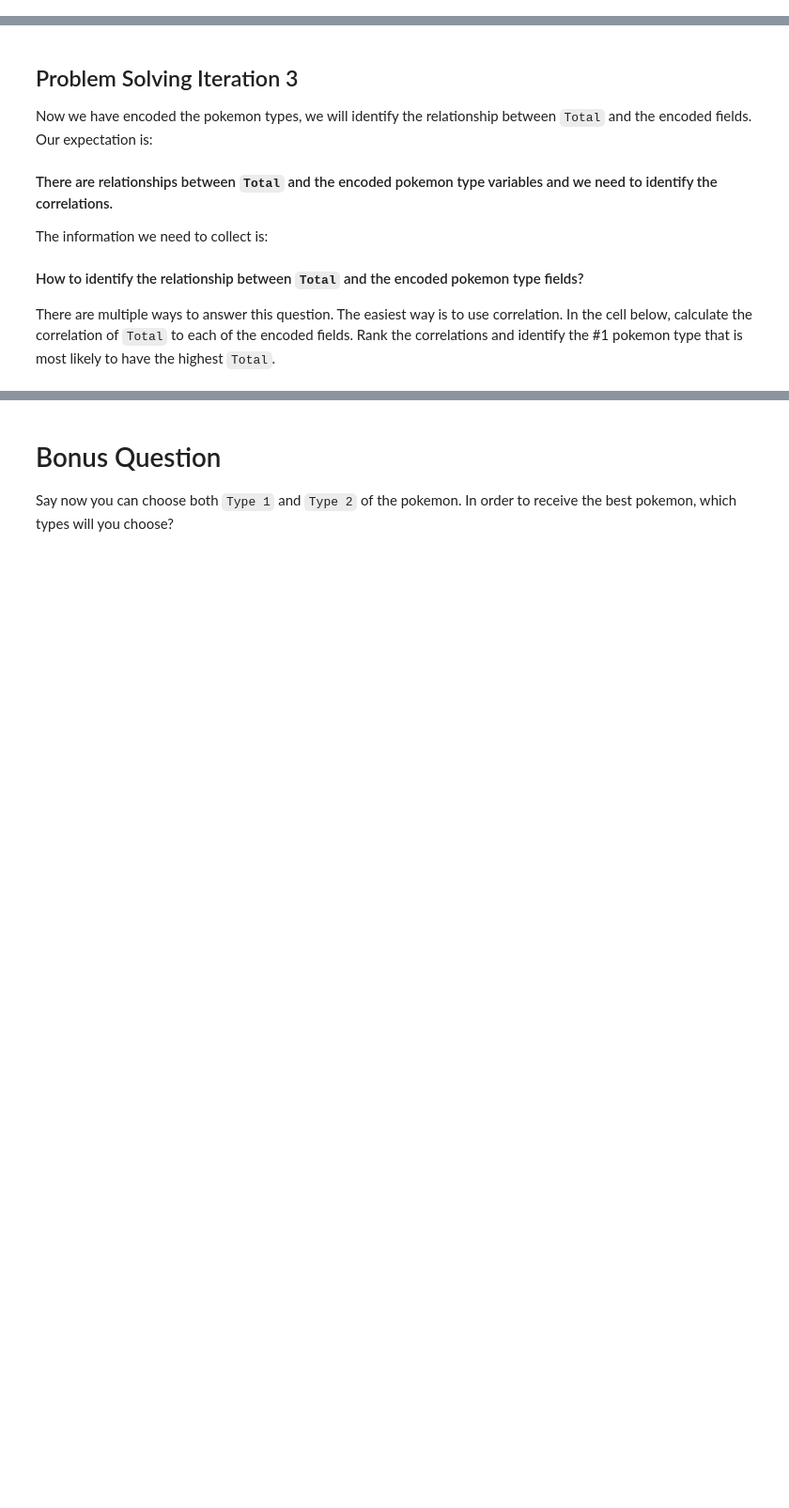
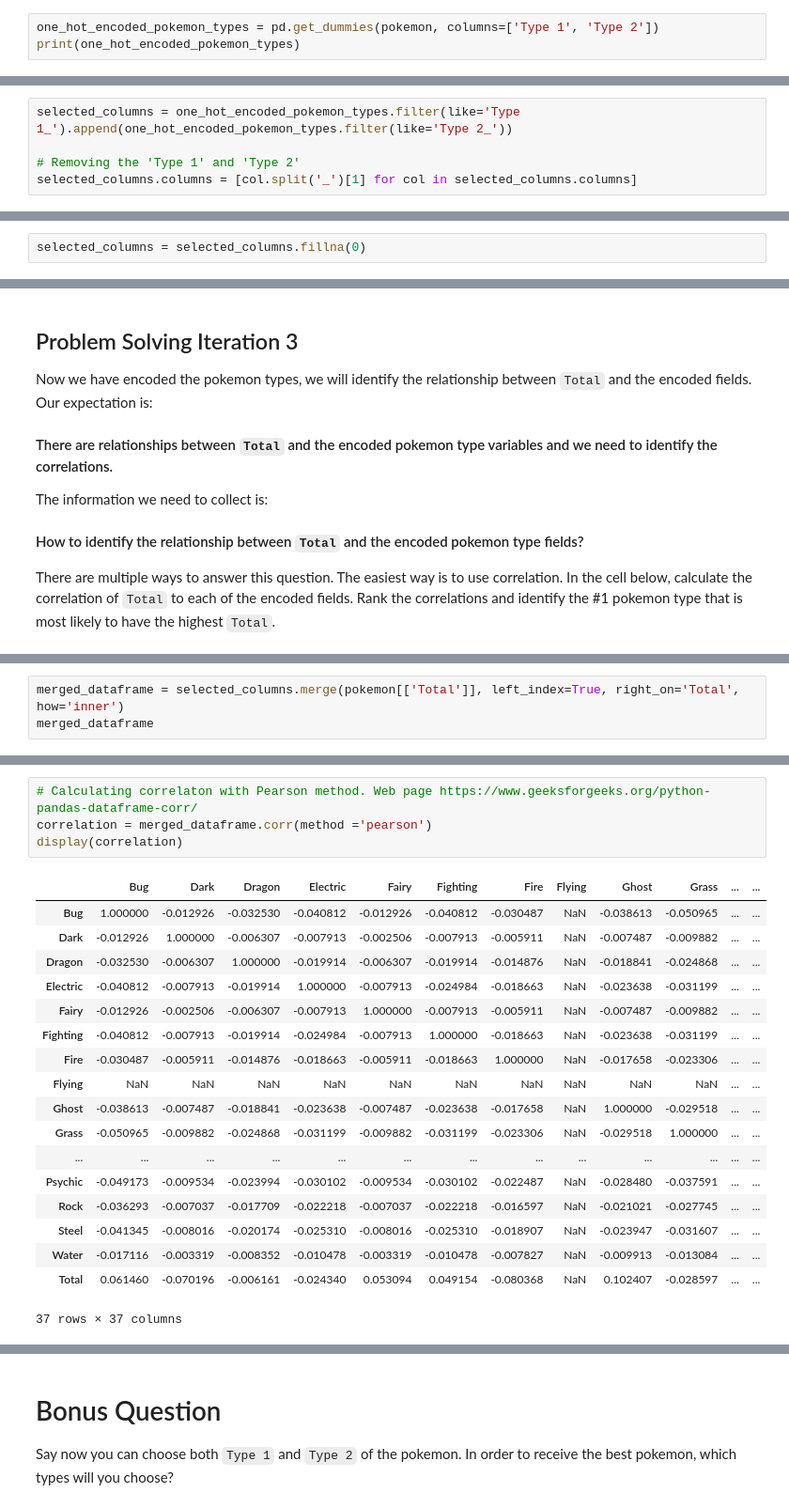
Before and after one commit to Marinasel86/lab-dataframe-calculations, a Jupyter notebook: your-code/challenge-2.ipynb, the cells around one changed output, grey strips where cells are left out. Shown at 94% size. Saved outputs shown, nothing was run; the diff lists cells and outputs as text; blank space fills up the shorter version.

```diff
--- a/your-code/challenge-2.ipynb
+++ b/your-code/challenge-2.ipynb
@@ -118,0 +117,3 @@ The new numerical variables you create should look like below:
+# %%
+one_hot_encoded_pokemon_types = pd.get_dummies(pokemon, columns=['Type 1', 'Type 2'])
+print(one_hot_encoded_pokemon_types)
@@ -118,0 +138,5 @@ The new numerical variables you create should look like below:
+# %%
+selected_columns = one_hot_encoded_pokemon_types.filter(like='Type 1_').append(one_hot_encoded_pokemon_types.filter(like='Type 2_'))
+
+# Removing the 'Type 1' and 'Type 2'
+selected_columns.columns = [col.split('_')[1] for col in selected_columns.columns]
@@ -118,0 +159,2 @@ The new numerical variables you create should look like below:
+# %%
+selected_columns = selected_columns.fillna(0)
@@ -132,0 +189,3 @@ There are multiple ways to answer this question. The easiest way is to use corre
+# %%
+merged_dataframe = selected_columns.merge(pokemon[['Total']], left_index=True, right_on='Total', how='inner')
+merged_dataframe
@@ -132,0 +206,23 @@ There are multiple ways to answer this question. The easiest way is to use corre
+# %%
+# Calculating correlaton with Pearson method. Web page https://www.geeksforgeeks.org/python-pandas-dataframe-corr/
+correlation = merged_dataframe.corr(method ='pearson')
+display(correlation)
+# %% [output]
+|  | Bug | Dark | Dragon | Electric | Fairy | Fighting | Fire | Flying | Ghost | Grass | ... | ... |
+| Bug | 1.000000 | -0.012926 | -0.032530 | -0.040812 | -0.012926 | -0.040812 | -0.030487 | NaN | -0.038613 | -0.050965 | ... | ... |
+| Dark | -0.012926 | 1.000000 | -0.006307 | -0.007913 | -0.002506 | -0.007913 | -0.005911 | NaN | -0.007487 | -0.009882 | ... | ... |
+| Dragon | -0.032530 | -0.006307 | 1.000000 | -0.019914 | -0.006307 | -0.019914 | -0.014876 | NaN | -0.018841 | -0.024868 | ... | ... |
+| Electric | -0.040812 | -0.007913 | -0.019914 | 1.000000 | -0.007913 | -0.024984 | -0.018663 | NaN | -0.023638 | -0.031199 | ... | ... |
+| Fairy | -0.012926 | -0.002506 | -0.006307 | -0.007913 | 1.000000 | -0.007913 | -0.005911 | NaN | -0.007487 | -0.009882 | ... | ... |
+| Fighting | -0.040812 | -0.007913 | -0.019914 | -0.024984 | -0.007913 | 1.000000 | -0.018663 | NaN | -0.023638 | -0.031199 | ... | ... |
+| Fire | -0.030487 | -0.005911 | -0.014876 | -0.018663 | -0.005911 | -0.018663 | 1.000000 | NaN | -0.017658 | -0.023306 | ... | ... |
+| Flying | NaN | NaN | NaN | NaN | NaN | NaN | NaN | NaN | NaN | NaN | ... | ... |
+| Ghost | -0.038613 | -0.007487 | -0.018841 | -0.023638 | -0.007487 | -0.023638 | -0.017658 | NaN | 1.000000 | -0.029518 | ... | ... |
+| Grass | -0.050965 | -0.009882 | -0.024868 | -0.031199 | -0.009882 | -0.031199 | -0.023306 | NaN | -0.029518 | 1.000000 | ... | ... |
+| ... | ... | ... | ... | ... | ... | ... | ... | ... | ... | ... | ... | ... |
+| Psychic | -0.049173 | -0.009534 | -0.023994 | -0.030102 | -0.009534 | -0.030102 | -0.022487 | NaN | -0.028480 | -0.037591 | ... | ... |
+| Rock | -0.036293 | -0.007037 | -0.017709 | -0.022218 | -0.007037 | -0.022218 | -0.016597 | NaN | -0.021021 | -0.027745 | ... | ... |
+| Steel | -0.041345 | -0.008016 | -0.020174 | -0.025310 | -0.008016 | -0.025310 | -0.018907 | NaN | -0.023947 | -0.031607 | ... | ... |
+| Water | -0.017116 | -0.003319 | -0.008352 | -0.010478 | -0.003319 | -0.010478 | -0.007827 | NaN | -0.009913 | -0.013084 | ... | ... |
+| Total | 0.061460 | -0.070196 | -0.006161 | -0.024340 | 0.053094 | 0.049154 | -0.080368 | NaN | 0.102407 | -0.028597 | ... | ... |
+37 rows × 37 columns
```
Also changed, not shown: parts of 9 cells of this notebook, 1 other file.
